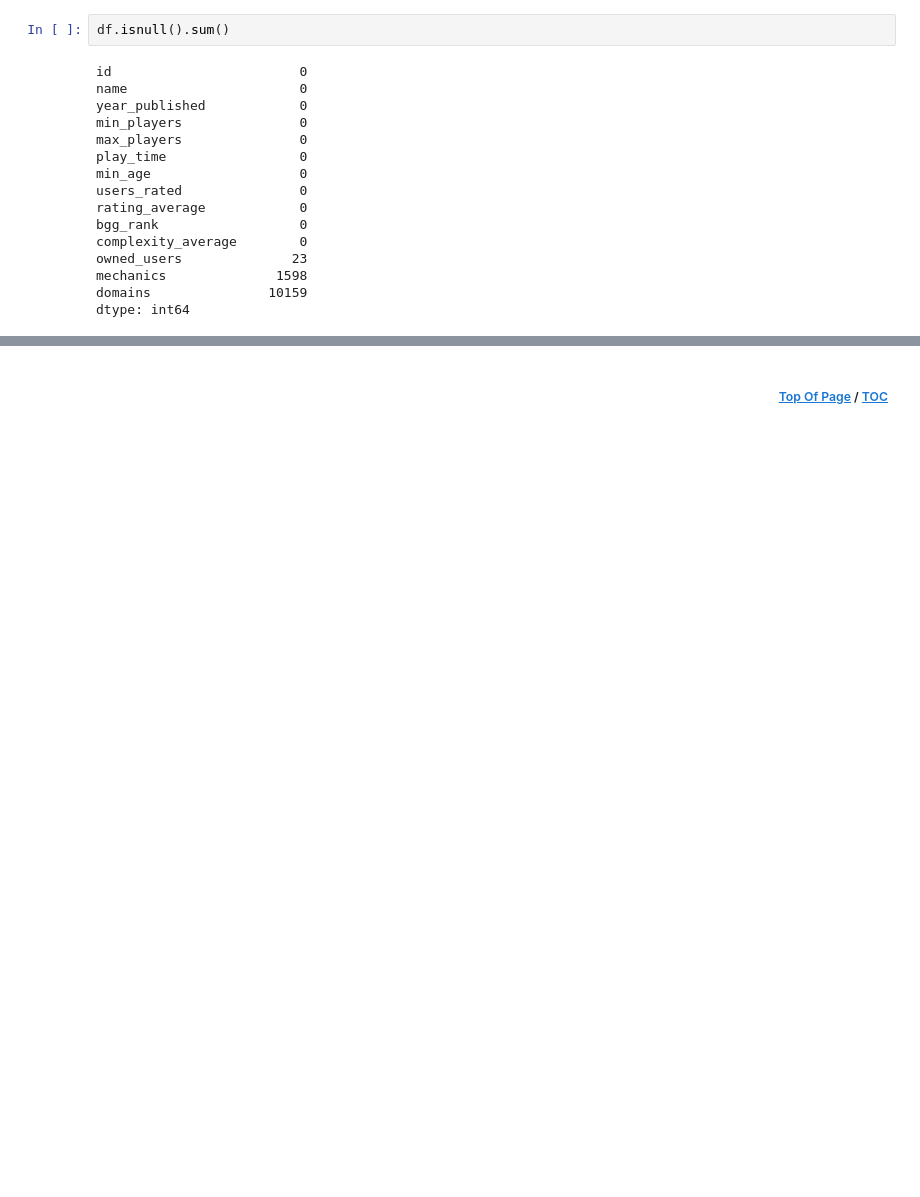
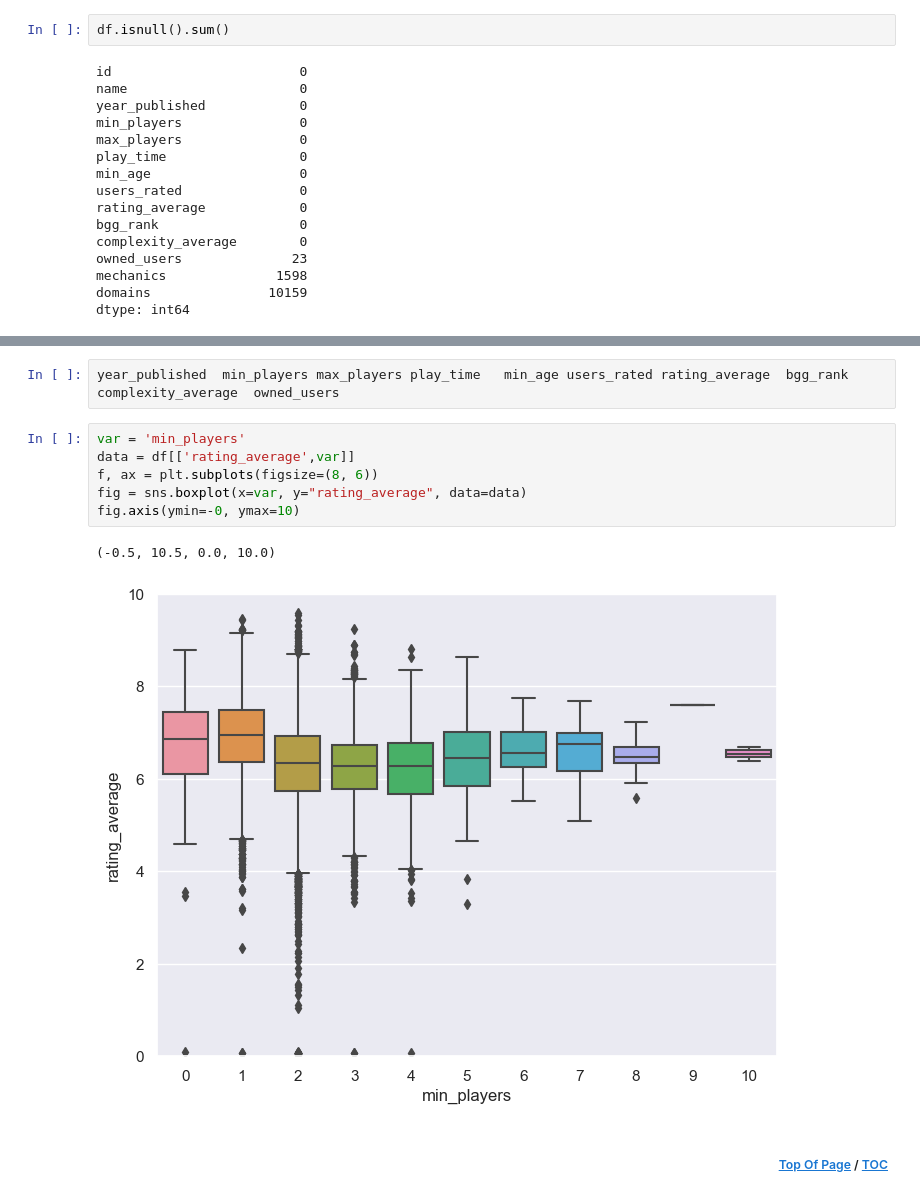
Before and after one commit to jdormaar/Boardgame_Preferences_Predictive_Analysis, a Jupyter notebook: Competitions/board_game_JD/workbook/notebook.ipynb, the cells around one changed output, grey strips where cells are left out. Saved outputs shown, nothing was run; the diff lists cells and outputs as text; blank space fills up the shorter version.

```diff
--- a/Competitions/board_game_JD/workbook/notebook.ipynb
+++ b/Competitions/board_game_JD/workbook/notebook.ipynb
@@ -685,3 +743,14 @@ dtype: int64
+# %%
+year_published	min_players	max_players	play_time	min_age	users_rated	rating_average	bgg_rank	complexity_average	owned_users
+# %%
+var = 'min_players'
+data = df[['rating_average',var]]
+f, ax = plt.subplots(figsize=(8, 6))
+fig = sns.boxplot(x=var, y="rating_average", data=data)
+fig.axis(ymin=-0, ymax=10)
+# %% [output]
+(-0.5, 10.5, 0.0, 10.0)
+[figure, added]
 # %% [markdown]
 <h5 style="text-align:right; padding-right: 10%;">
   <a href="#title">Top Of Page</a> / <a href="#table-of-contents">TOC</a>
```
Also changed, not shown: parts of 13 cells of this notebook.
